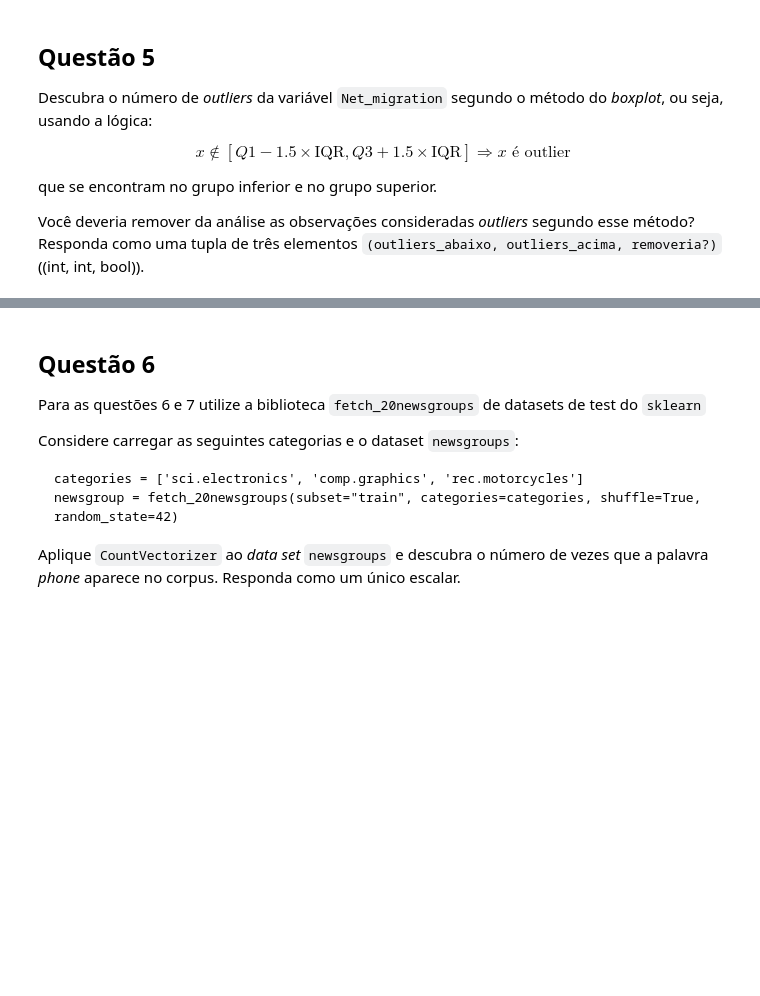
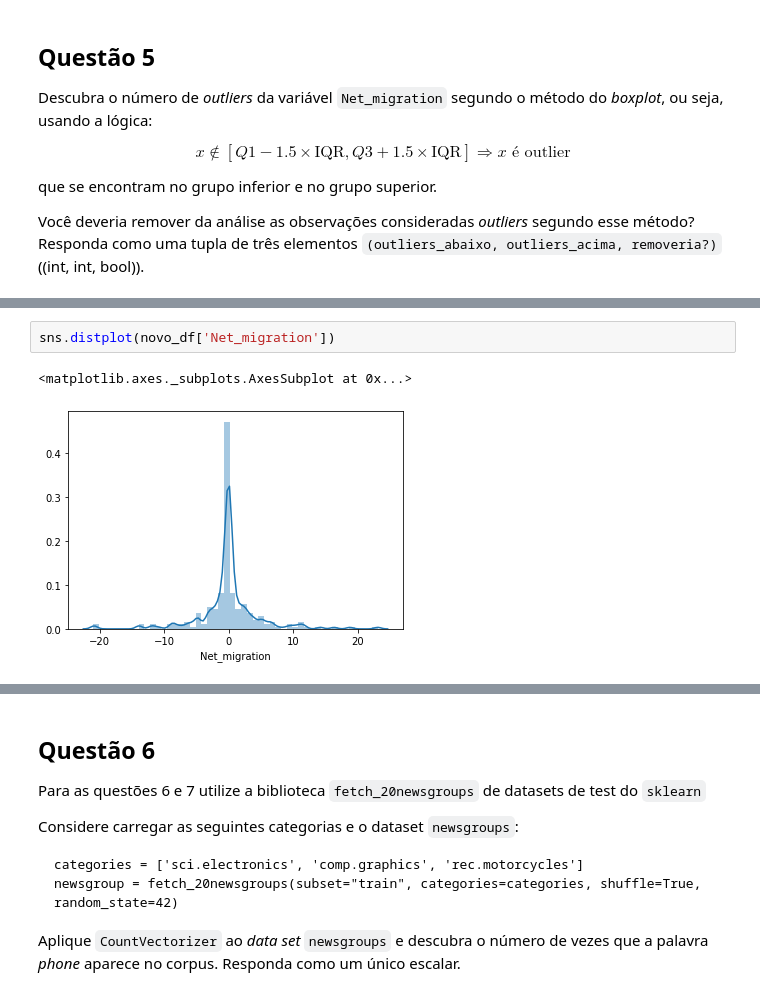
Before and after one commit to DiogoVilasBoas/Acelera_Dev, a Jupyter notebook: data-science-4/main.ipynb, the cells around one changed output, grey strips where cells are left out. Saved outputs shown, nothing was run; the diff lists cells and outputs as text; blank space fills up the shorter version.

```diff
--- a/data-science-4/main.ipynb
+++ b/data-science-4/main.ipynb
@@ -143,0 +197,5 @@ def q5():
+# %%
+sns.distplot(novo_df['Net_migration'])
+# %% [output]
+<matplotlib.axes._subplots.AxesSubplot at 0x...>
+[figure, added]
```
Also changed, not shown: parts of 21 cells of this notebook, 6 other files.
